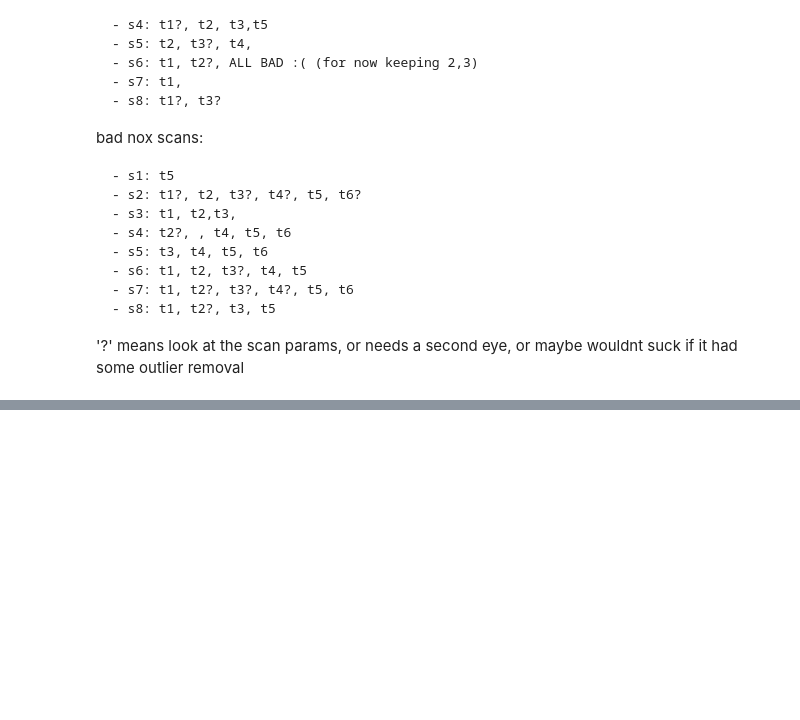
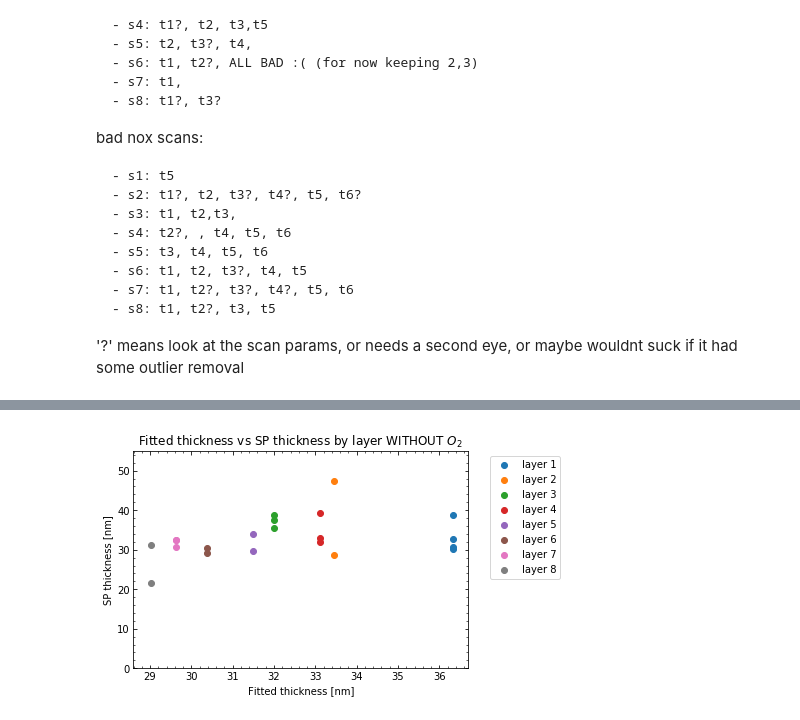
Before and after one commit to adam-fisher37/SP_analysis, a Jupyter notebook: sp_test.ipynb, the cells around one changed output, grey strips where cells are left out. Cells and saved outputs as stored; diff of their text form; code cells hidden in the pictures; blank space fills up the shorter version.

```diff
--- a/sp_test.ipynb
+++ b/sp_test.ipynb
@@ -341,0 +399,17 @@ def rms(dick,key):
+# %%
+plt.figure();
+plt.scatter(nsc1,nox_h[:4],label='layer 1');
+plt.scatter(nsc2,nox_h[4:6],label='layer 2');
+plt.scatter(nsc3,nox_h[6:9],label='layer 3');
+plt.scatter(nsc4,nox_h[9:12],label='layer 4');
+plt.scatter(nsc5,nox_h[12:14],label='layer 5');
+plt.scatter(nsc6,nox_h[14:16],label='layer 6');
+plt.scatter(nsc7,nox_h[16:19],label='layer 7');
+plt.scatter(nsc8,nox_h[19:],label='layer 8');
+plt.ylim((0,55.));
+plt.xlabel('Fitted thickness [nm]');
+plt.ylabel('SP thickness [nm]');
+plt.legend(loc='upper left',bbox_to_anchor=(1.05,1));
+plt.title('Fitted thickness vs SP thickness by layer WITHOUT $O_2$');
+# %% [output]
+[figure, added]
```
Also changed, not shown: parts of 16 cells of this notebook.
